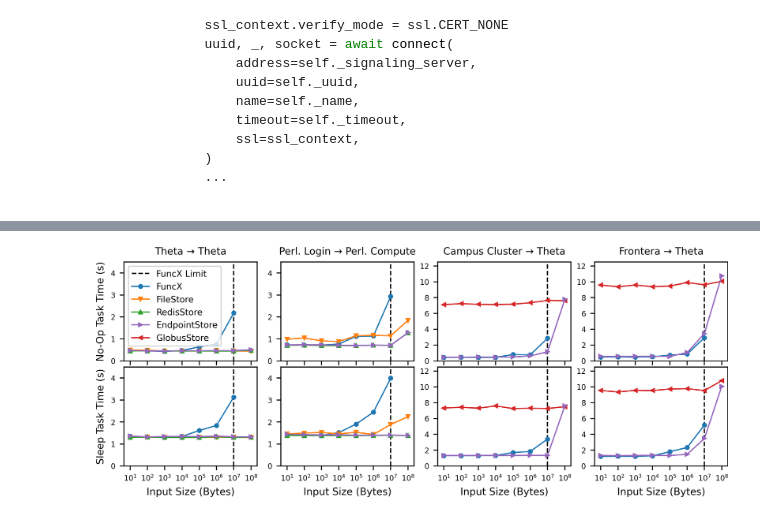
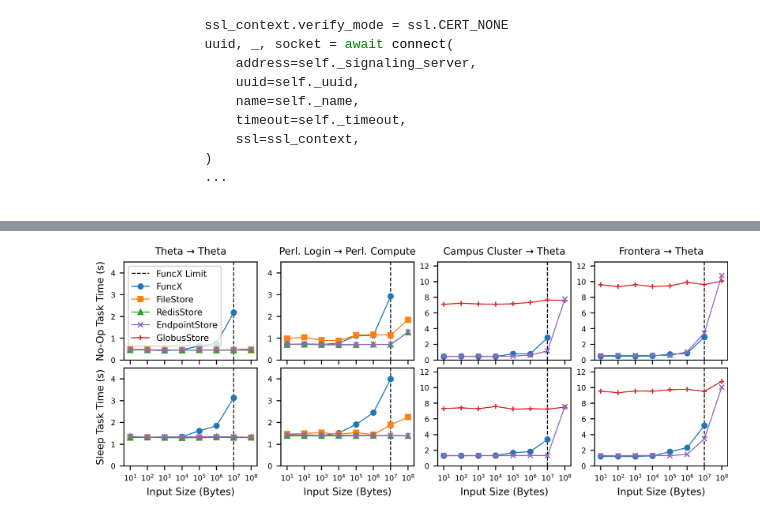
Before and after one commit to proxystore/sc23-evaluation, a Jupyter notebook: 0-funcx-roundtrip-execution-time.ipynb, the cells around one changed output, grey strips where cells are left out. Cells and saved outputs as stored; diff of their text form; code cells hidden in the pictures.

```diff
--- a/0-funcx-roundtrip-execution-time.ipynb
+++ b/0-funcx-roundtrip-execution-time.ipynb
@@ -181,8 +181,10 @@ fig, axs = plt.subplots(rows, cols, sharex=True) # , sharey='row')
 
 cmap = plt.get_cmap()
 colors = {backend: cmap(i) for i, backend in enumerate(backends)}
-markers_ = {backend: markers.MarkerStyle.filled_markers[i] for i, backend in enumerate(backends)}
+# markers_ = {backend: markers.MarkerStyle.filled_markers[i] for i, backend in enumerate(backends)}
+markers_ = {backend: ('o', 's', '^', '+', 'x', 'P')[i] for i, backend in enumerate(backends)}
 legend_handles = {}  # backend (str): axs handle
+
 
 for i in range(rows):
     for j in range(cols):
@@ -211,33 +213,33 @@ axs[1, 0].set_xlabel('Input Size (Bytes)')
 axs[1, 1].set_xlabel('Input Size (Bytes)')
 axs[1, 2].set_xlabel('Input Size (Bytes)')
 axs[1, 3].set_xlabel('Input Size (Bytes)')
 axs[0, 0].set_ylabel('No-Op Task Time (s)')
 axs[1, 0].set_ylabel('Sleep Task Time (s)')
 axs[0, 0].set_title('Theta → Theta')
 axs[0, 1].set_title('Perl. Login → Perl. Compute')
 axs[0, 2].set_title('Campus Cluster → Theta')
 axs[0, 3].set_title('Frontera → Theta')
 
 # Reorder legend
 # handles, labels = axs[0, 0].get_legend_handles_labels()
 # legend_order = [1, 2, 3, 4, 0]
 # axs[0, 0].legend([handles[i] for i in legend_order], [labels[i] for i in legend_order], loc='upper left')
 axs[0, 0].legend(legend_handles.values(), legend_handles.keys(), loc='upper left')
 
 # Restrict y axis range
 for yi in (0, 1):
     for xi in (0, 1, 2, 3):
         axs[yi, xi].set_ylim([0, 4.5 if xi < 2 else 12.5])
         axs[yi, xi].set_ylim([0, 4.5 if xi < 2 else 12.5])
 
 # Restrict y labels to integers
 for yi in (0, 1):
     for xi in (0, 1, 2, 3):
         axs[yi, xi].get_yaxis().set_major_locator(mticker.MaxNLocator(integer=True))
 
-fig.tight_layout(h_pad=0.5, w_pad=0)
+fig.tight_layout(h_pad=0.75, w_pad=0)
 
 fig.set_size_inches(7.5, 2.75)
-plt.savefig('figures/funcx-roundtrip-task-times.png', )
+plt.savefig('figures/funcx-roundtrip-task-times.png', pad_inches=0.05)
 # %% [output]
-[figure, old version]
+[figure, new version]
```
Also changed, not shown: 6 other files.
